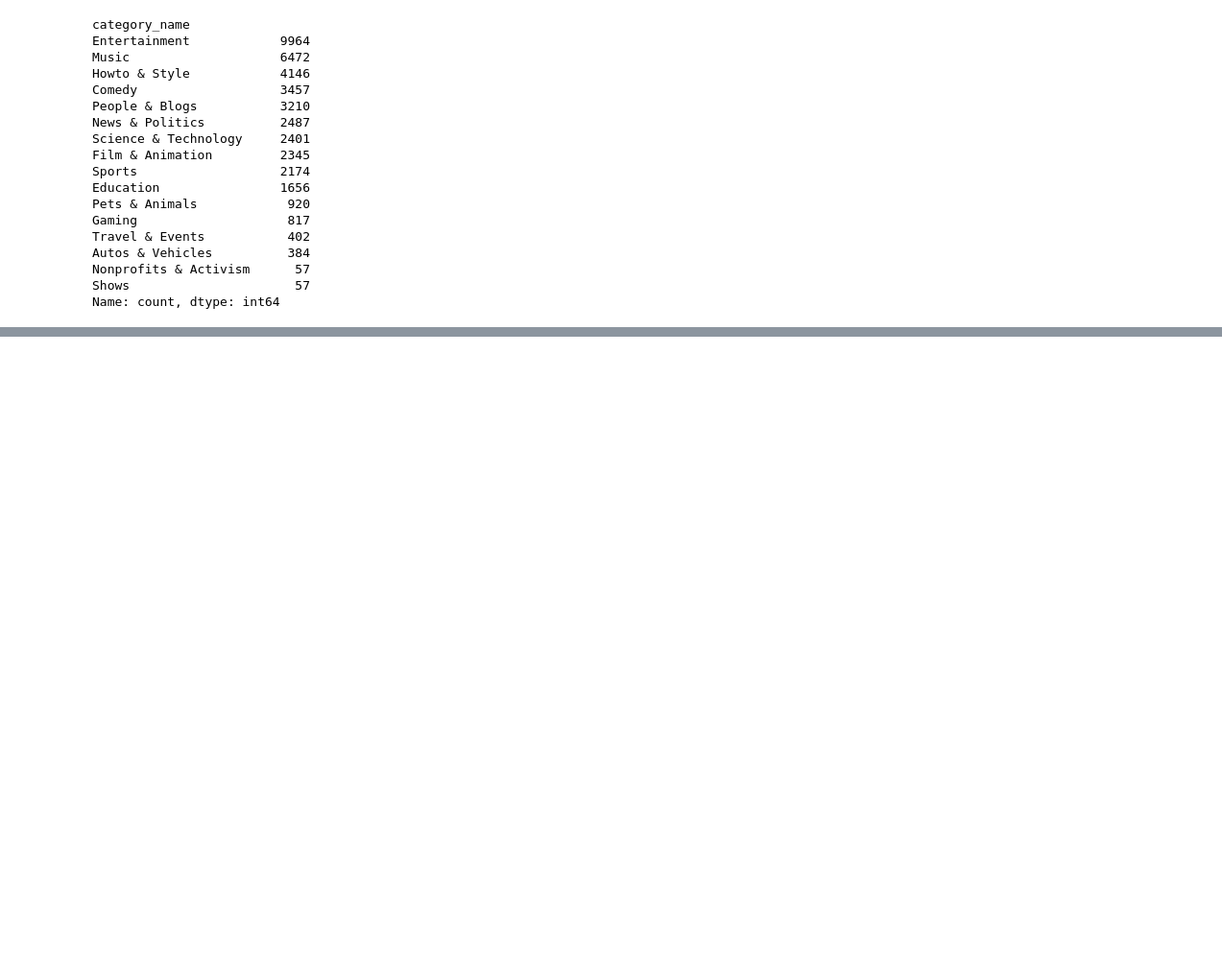
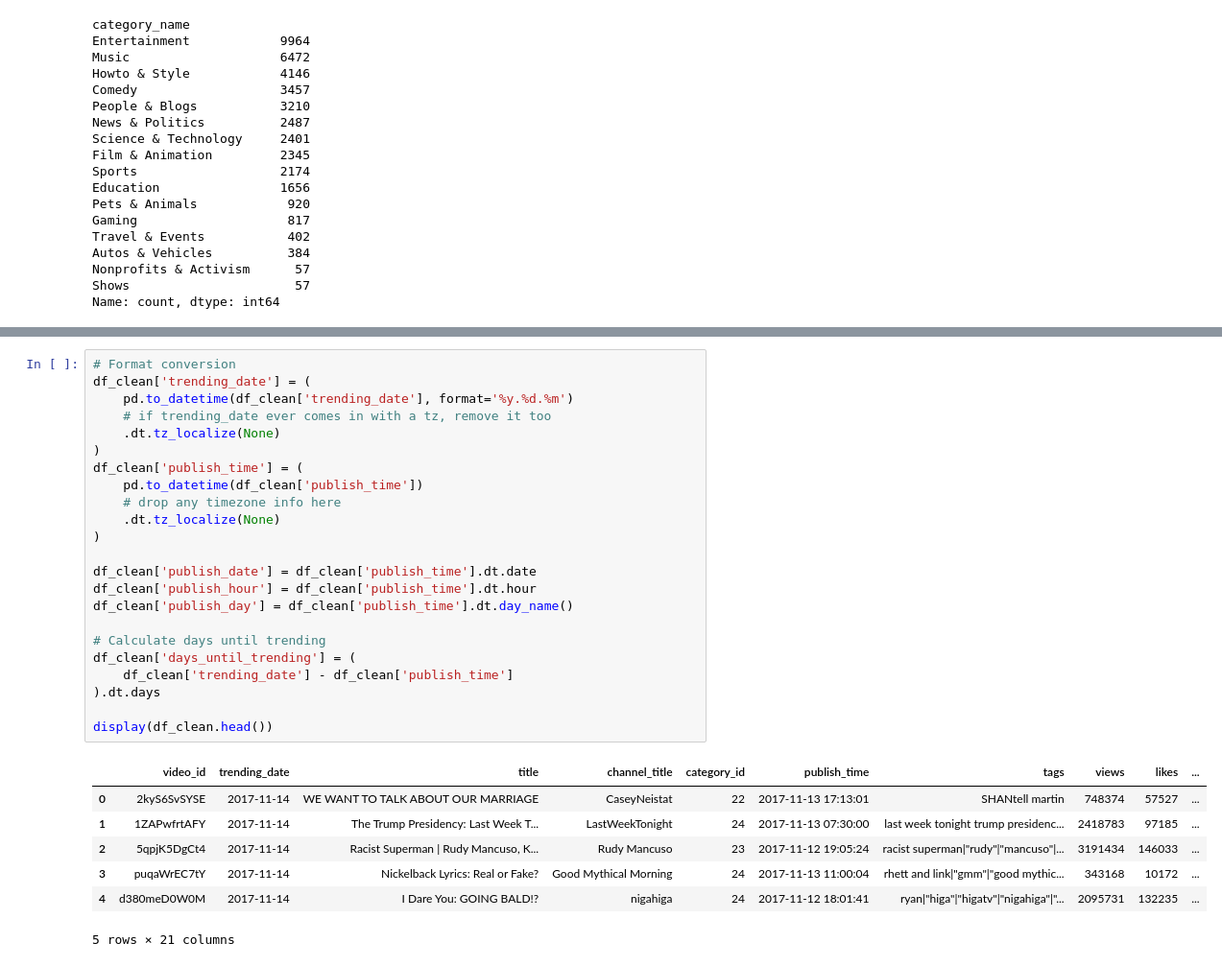
Before and after one commit to jforeroluque/PRG_test, a Jupyter notebook: notebooks/youtube_analysis.ipynb, the cells around one changed output, grey strips where cells are left out. Shown at 96% size. Saved outputs shown, nothing was run; the diff lists cells and outputs as text; blank space fills up the shorter version.

```diff
--- a/notebooks/youtube_analysis.ipynb
+++ b/notebooks/youtube_analysis.ipynb
@@ -227,0 +291,31 @@ Name: count, dtype: int64
+# %%
+# Format conversion
+df_clean['trending_date'] = (
+    pd.to_datetime(df_clean['trending_date'], format='%y.%d.%m')
+    # if trending_date ever comes in with a tz, remove it too
+    .dt.tz_localize(None)
+)
+df_clean['publish_time'] = (
+    pd.to_datetime(df_clean['publish_time'])
+    # drop any timezone info here
+    .dt.tz_localize(None)
+)
+
+df_clean['publish_date'] = df_clean['publish_time'].dt.date
+df_clean['publish_hour'] = df_clean['publish_time'].dt.hour
+df_clean['publish_day'] = df_clean['publish_time'].dt.day_name()
+
+# Calculate days until trending
+df_clean['days_until_trending'] = (
+    df_clean['trending_date'] - df_clean['publish_time']
+).dt.days
+
+display(df_clean.head())
+# %% [output]
+|  | video_id | trending_date | title | channel_title | category_id | publish_time | tags | views | likes | ... |
+| 0 | 2kyS6SvSYSE | 2017-11-14 | WE WANT TO TALK ABOUT OUR MARRIAGE | CaseyNeistat | 22 | 2017-11-13 17:13:01 | SHANtell martin | 748374 | 57527 | ... |
+| 1 | 1ZAPwfrtAFY | 2017-11-14 | The Trump Presidency: Last Week T... | LastWeekTonight | 24 | 2017-11-13 07:30:00 | last week tonight trump presidenc... | 2418783 | 97185 | ... |
+| 2 | 5qpjK5DgCt4 | 2017-11-14 | Racist Superman | Rudy Mancuso, K... | Rudy Mancuso | 23 | 2017-11-12 19:05:24 | racist superman|"rudy"|"mancuso"|... | 3191434 | 146033 | ... |
+| 3 | puqaWrEC7tY | 2017-11-14 | Nickelback Lyrics: Real or Fake? | Good Mythical Morning | 24 | 2017-11-13 11:00:04 | rhett and link|"gmm"|"good mythic... | 343168 | 10172 | ... |
+| 4 | d380meD0W0M | 2017-11-14 | I Dare You: GOING BALD!? | nigahiga | 24 | 2017-11-12 18:01:41 | ryan|"higa"|"higatv"|"nigahiga"|"... | 2095731 | 132235 | ... |
+5 rows × 21 columns
```
Also changed, not shown: parts of 30 cells of this notebook, 4 other files.
